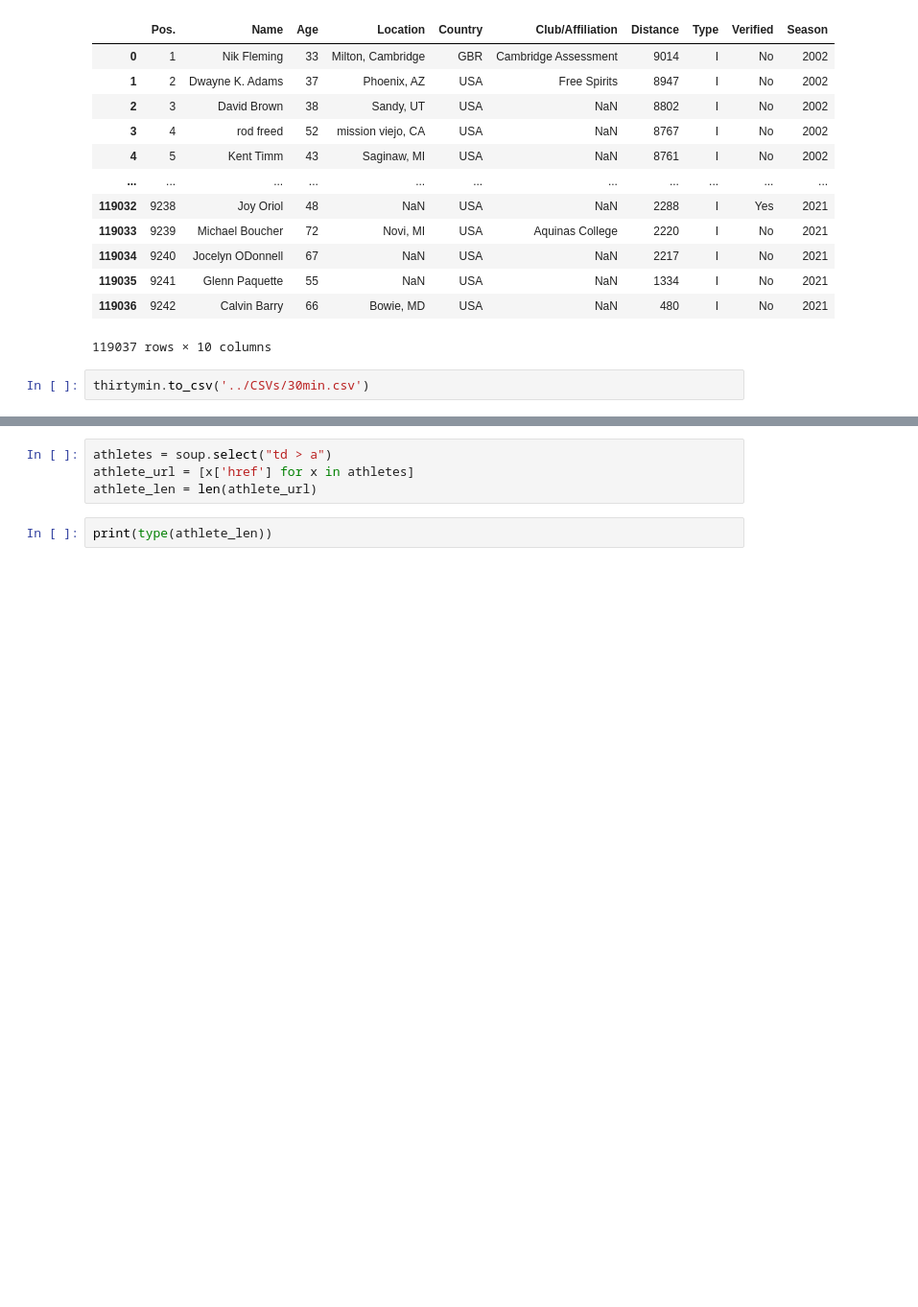
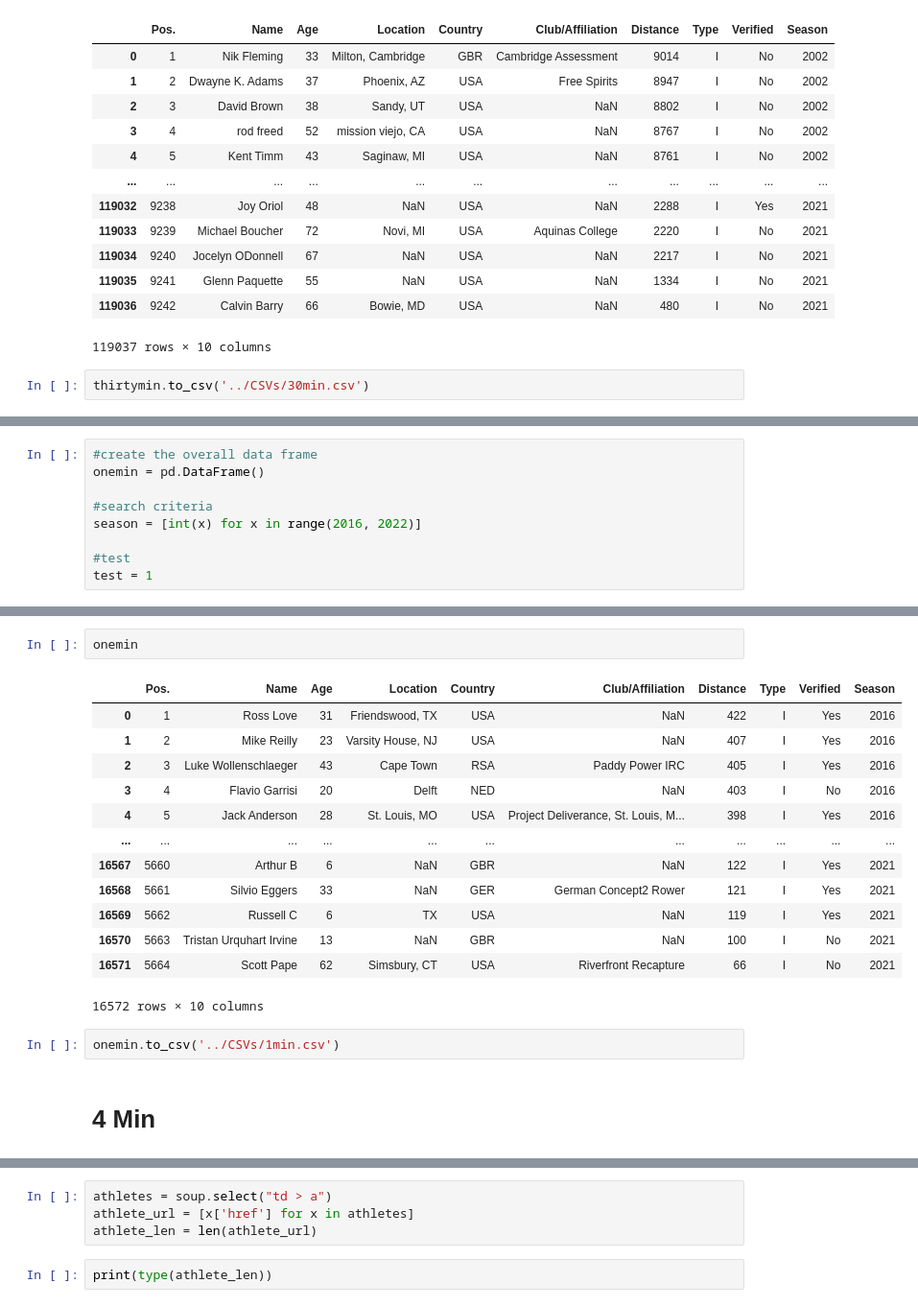
Before and after one commit to JohnShuford/FITDAT, a Jupyter notebook: Notebooks/C2_scrape.ipynb, the cells around one changed output, grey strips where cells are left out. Shown: that part at 96% size. Cells and saved outputs as stored; diff of their text form; blank space fills up the shorter version.

```diff
--- a/Notebooks/C2_scrape.ipynb
+++ b/Notebooks/C2_scrape.ipynb
@@ -842,0 +947,9 @@ thirtymin.to_csv('../CSVs/30min.csv')
+# %%
+#create the overall data frame
+onemin = pd.DataFrame()
+
+#search criteria
+season = [int(x) for x in range(2016, 2022)]
+
+#test
+test = 1
@@ -842,0 +1028,20 @@ thirtymin.to_csv('../CSVs/30min.csv')
+# %%
+onemin
+# %% [output]
+|  | Pos. | Name | Age | Location | Country | Club/Affiliation | Distance | Type | Verified | Season |
+| 0 | 1 | Ross Love | 31 | Friendswood, TX | USA | NaN | 422 | I | Yes | 2016 |
+| 1 | 2 | Mike Reilly | 23 | Varsity House, NJ | USA | NaN | 407 | I | Yes | 2016 |
+| 2 | 3 | Luke Wollenschlaeger | 43 | Cape Town | RSA | Paddy Power IRC | 405 | I | Yes | 2016 |
+| 3 | 4 | Flavio Garrisi | 20 | Delft | NED | NaN | 403 | I | No | 2016 |
+| 4 | 5 | Jack Anderson | 28 | St. Louis, MO | USA | Project Deliverance, St. Louis, M... | 398 | I | Yes | 2016 |
+| ... | ... | ... | ... | ... | ... | ... | ... | ... | ... | ... |
+| 16567 | 5660 | Arthur B | 6 | NaN | GBR | NaN | 122 | I | Yes | 2021 |
+| 16568 | 5661 | Silvio Eggers | 33 | NaN | GER | German Concept2 Rower | 121 | I | Yes | 2021 |
+| 16569 | 5662 | Russell C | 6 | TX | USA | NaN | 119 | I | Yes | 2021 |
+| 16570 | 5663 | Tristan Urquhart Irvine | 13 | NaN | GBR | NaN | 100 | I | No | 2021 |
+| 16571 | 5664 | Scott Pape | 62 | Simsbury, CT | USA | Riverfront Recapture | 66 | I | No | 2021 |
+16572 rows × 10 columns
+# %%
+onemin.to_csv('../CSVs/1min.csv')
+# %% [markdown]
+# 4 Min
```
Also changed, not shown: parts of 33 cells of this notebook, 5 other files.
